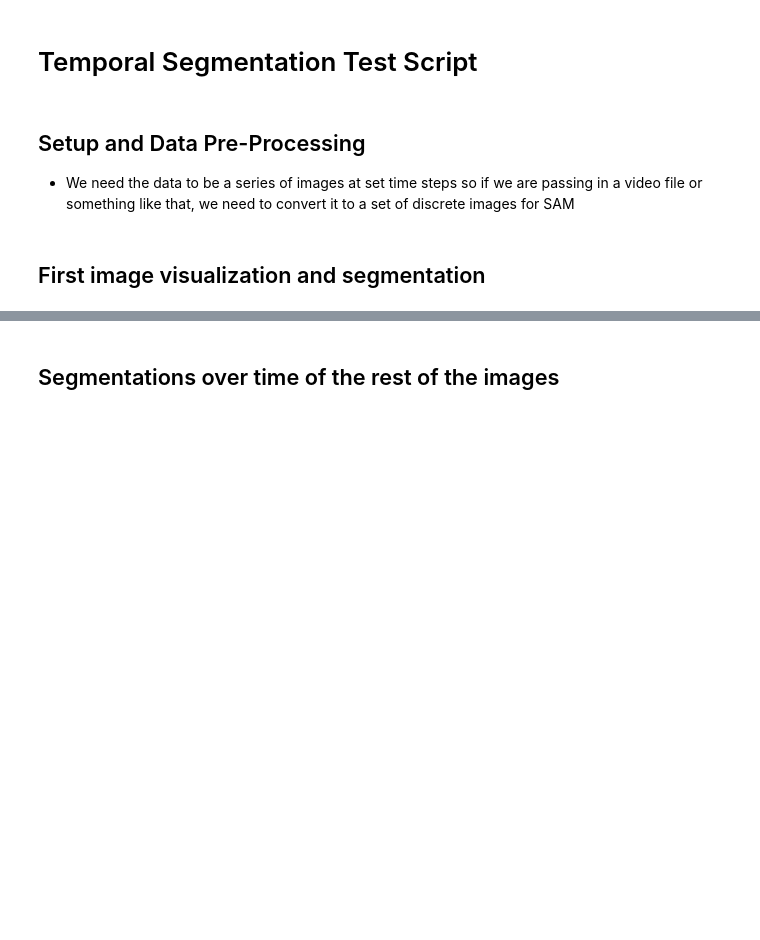
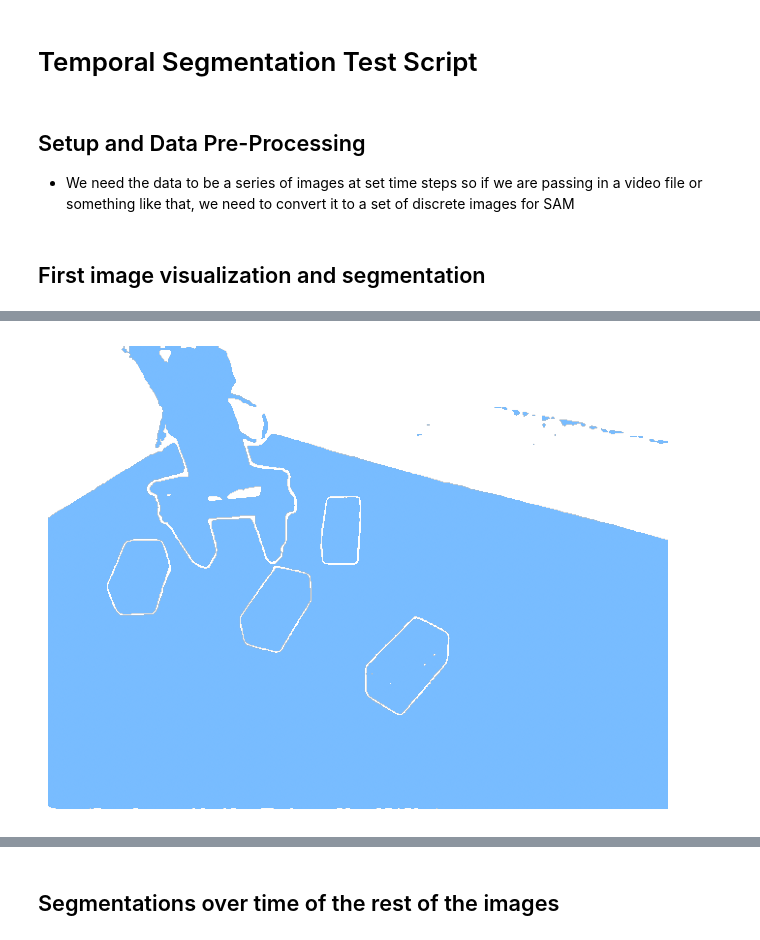
Before and after one commit to spomichter/thesis_working, a Jupyter notebook: notebooks/temporal_segmentation_test.ipynb, the cells around one changed output, grey strips where cells are left out. Saved outputs shown, nothing was run; the diff lists cells and outputs as text; code cells hidden in the pictures; blank space fills up the shorter version.

```diff
--- a/notebooks/temporal_segmentation_test.ipynb
+++ b/notebooks/temporal_segmentation_test.ipynb
@@ -170 +259,14 @@ def find_centroid_2(mask):
+# %%
+# function that takes in a mask and returns the mask with the largest contiguous section still kept in the mask and nothing else
+def get_largest_contiguous(mask):
+    # get the largest contiguous section of the mask
+    num_labels, labels, stats, centroids = cv2.connectedComponentsWithStats(mask.astype(np.uint8), connectivity=8)
+    largest_label = 1
+    max_area = stats[1, cv2.CC_STAT_AREA]
+    for i in range(1, num_labels):
+        if stats[i, cv2.CC_STAT_AREA] > max_area:
+            max_area = stats[i, cv2.CC_STAT_AREA]
+            largest_label = i
+    mask = np.array(labels == largest_label, dtype=bool)
+    return mask
 # %%
@@ -195,6 +297,7 @@ predictor = SamPredictor(sam)
 # %%
 image = cv2.imread(image_dir + image_prefix + '0' + image_suffix)
 image = cv2.cvtColor(image, cv2.COLOR_BGR2RGB)
+predictor.set_image(image)
 # %%
 plt.figure(figsize=(big_plot_dim, big_plot_dim))
 plt.imshow(image)
@@ -287,0 +308,78 @@ print(total_masks_over_time.shape)
+# %%
+# read testset_annotations.json file and get the annotations
+json_file = "/home/yashas/Documents/thesis/thesis_working/testset_annotations.json"
+annotations = get_annotations(json_file)
+
+image_path = image_dir + image_prefix + '0' + image_suffix
+image_path = image_path[image_path.index("test-images"):]
+
+# get the annotations for the current image
+curr_ann = None
+for ann in annotations:
+    if ann[0] == image_path:
+        curr_ann = ann
+        break
+print(curr_ann)
+
+# getting the bounding boxes and centroid points for each label
+boxes = []
+boxes.append(curr_ann[1]['gripper'][0])
+boxes.append(curr_ann[1]['table'][0])
+boxes.append(curr_ann[1]['yellow_block'][0])
+boxes.append(curr_ann[1]['green_block'][0])
+boxes.append(curr_ann[1]['blue_block'][0])
+boxes.append(curr_ann[1]['red_block'][0])
+input_boxes = torch.tensor(boxes, device=predictor.device)
+transformed_boxes = predictor.transform.apply_boxes_torch(input_boxes, image.shape[:2])
+
+points = []
+points.append(curr_ann[1]['gripper_center'][0][:2])
+points.append(curr_ann[1]['table_center'][0][:2])
+points.append(curr_ann[1]['yellow_block_center'][0][:2])
+points.append(curr_ann[1]['green_block_center'][0][:2])
+points.append(curr_ann[1]['blue_block_center'][0][:2])
+points.append(curr_ann[1]['red_block_center'][0][:2])
+points_input = np.array([points])
+for i in range(1, len(points)):
+    points_input = np.append(points_input, [points], axis=0)
+points_input = torch.tensor(points_input, device=predictor.device)
+input_points = predictor.transform.apply_coords_torch(points_input, image.shape[:2])
+labels = torch.diag(torch.ones(len(points), device=predictor.device))
+first_frame_segs, scores, logits = predictor.predict_torch(
+    point_coords=input_points,
+    point_labels=labels,
+    boxes = transformed_boxes,
+    multimask_output = False,
+)
+print(first_frame_segs.shape)
+
+# get the masks from the first frame
+first_frame_masks = first_frame_segs.cpu().numpy()
+first_frame_masks = first_frame_masks > 0.5
+first_frame_masks = first_frame_masks.squeeze(1)
+print(first_frame_masks.shape)
+
+# combine the masks
+combined_mask = combine_all_masks(first_frame_masks)
+
+plt.figure(figsize=(big_plot_dim, big_plot_dim))
+# plt.imshow(image)
+show_mask(combined_mask, plt.gca())
+plt.axis('off')
+plt.show()
+
+# get the largest contiguous section of each mask
+for i in range(len(first_frame_masks)):
+    first_frame_masks[i] = get_largest_contiguous(first_frame_masks[i])
+
+combined_mask = combine_all_masks(first_frame_masks)
+
+plt.figure(figsize=(big_plot_dim, big_plot_dim))
+# plt.imshow(image)
+show_mask(combined_mask, plt.gca())
+plt.axis('off')
+plt.show()
+
+total_masks_over_time = np.array([first_frame_masks])
+print(total_masks_over_time.shape)
+# %% [output]
@@ -287,0 +390 @@ print(total_masks_over_time.shape)
+[figure, added]
```
Also changed, not shown: parts of 20 cells of this notebook, 50 other files.
